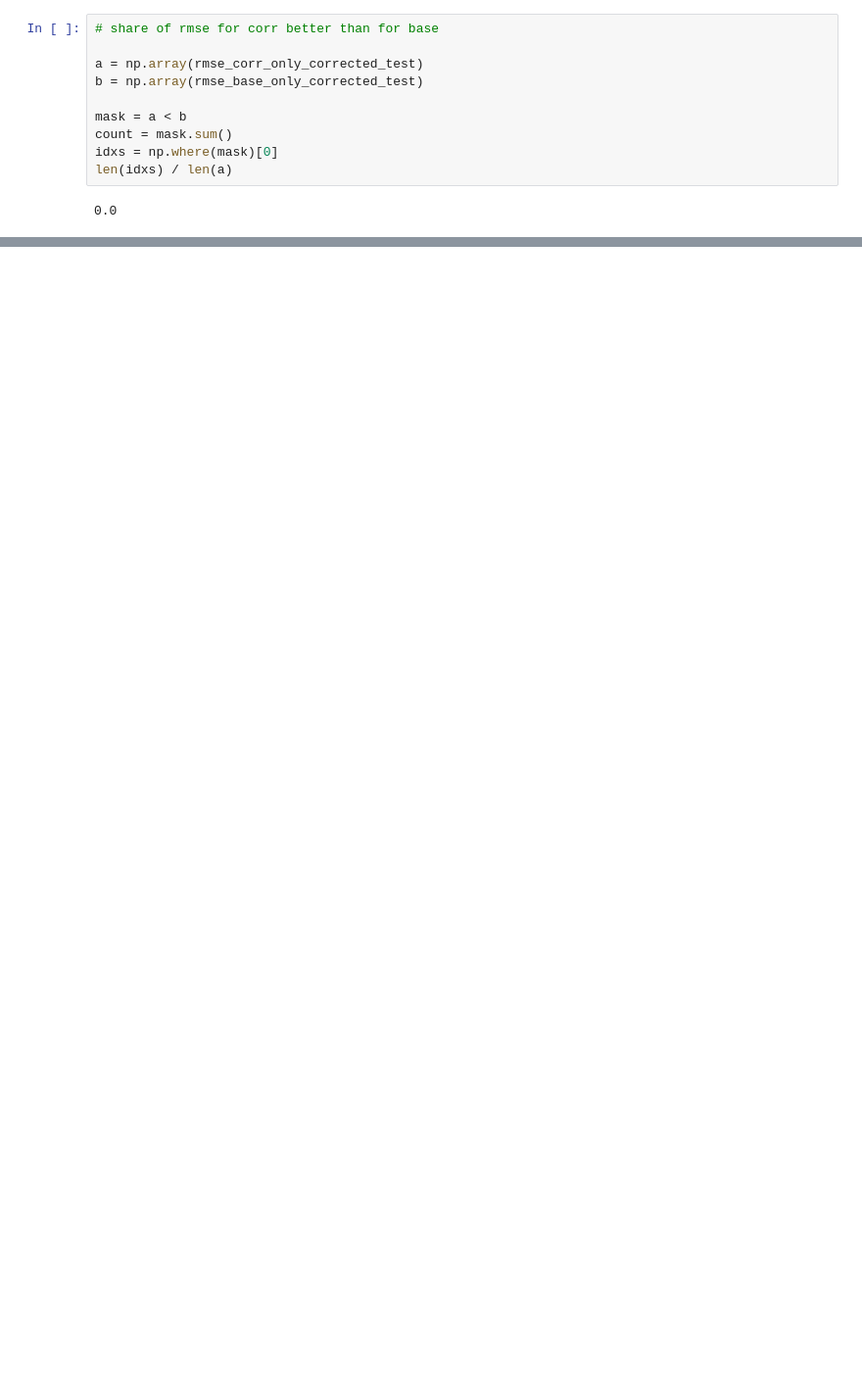
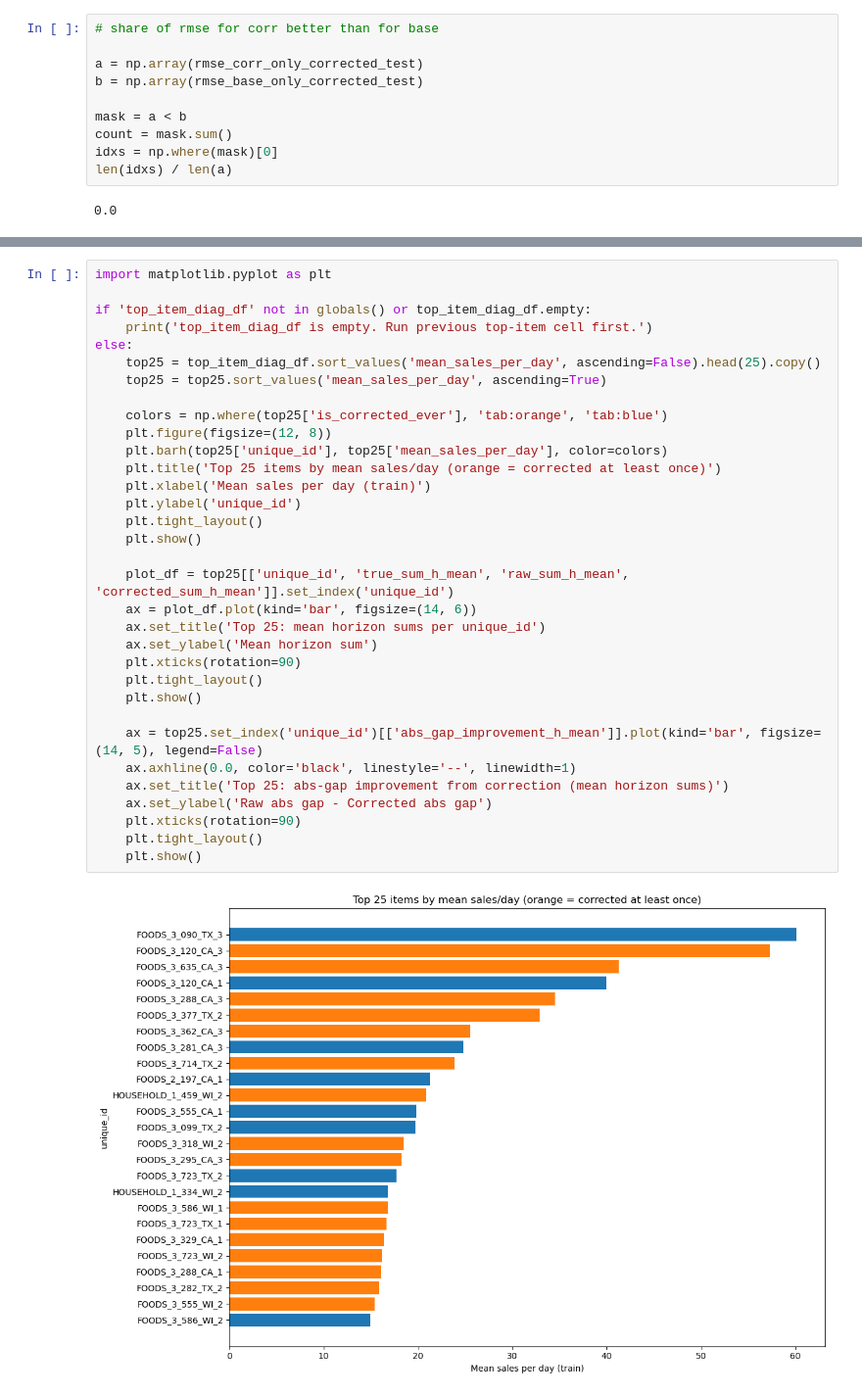
Before and after one commit to janrth/mlforecast, a Jupyter notebook: mlforecast/automl_percentile_correction_m5.ipynb, the cells around one changed output, grey strips where cells are left out. Shown at 98% size. Cells and saved outputs as stored; diff of their text form; blank space fills up the shorter version.

```diff
--- a/mlforecast/automl_percentile_correction_m5.ipynb
+++ b/mlforecast/automl_percentile_correction_m5.ipynb
@@ -535,0 +1010,35 @@ plt.axvline(preds_all[preds_all.unique_id.isin(corr_ids)].res_best.mean())
+# %%
+import matplotlib.pyplot as plt
+
+if 'top_item_diag_df' not in globals() or top_item_diag_df.empty:
+    print('top_item_diag_df is empty. Run previous top-item cell first.')
+else:
+    top25 = top_item_diag_df.sort_values('mean_sales_per_day', ascending=False).head(25).copy()
+    top25 = top25.sort_values('mean_sales_per_day', ascending=True)
+
+    colors = np.where(top25['is_corrected_ever'], 'tab:orange', 'tab:blue')
+    plt.figure(figsize=(12, 8))
+    plt.barh(top25['unique_id'], top25['mean_sales_per_day'], color=colors)
+    plt.title('Top 25 items by mean sales/day (orange = corrected at least once)')
+    plt.xlabel('Mean sales per day (train)')
+    plt.ylabel('unique_id')
+    plt.tight_layout()
+    plt.show()
+
+    plot_df = top25[['unique_id', 'true_sum_h_mean', 'raw_sum_h_mean', 'corrected_sum_h_mean']].set_index('unique_id')
+    ax = plot_df.plot(kind='bar', figsize=(14, 6))
+    ax.set_title('Top 25: mean horizon sums per unique_id')
+    ax.set_ylabel('Mean horizon sum')
+    plt.xticks(rotation=90)
+    plt.tight_layout()
+    plt.show()
+
+    ax = top25.set_index('unique_id')[['abs_gap_improvement_h_mean']].plot(kind='bar', figsize=(14, 5), legend=False)
+    ax.axhline(0.0, color='black', linestyle='--', linewidth=1)
+    ax.set_title('Top 25: abs-gap improvement from correction (mean horizon sums)')
+    ax.set_ylabel('Raw abs gap - Corrected abs gap')
+    plt.xticks(rotation=90)
+    plt.tight_layout()
+    plt.show()
+# %% [output]
+[figure, added]
```
Also changed, not shown: parts of 28 cells of this notebook.
